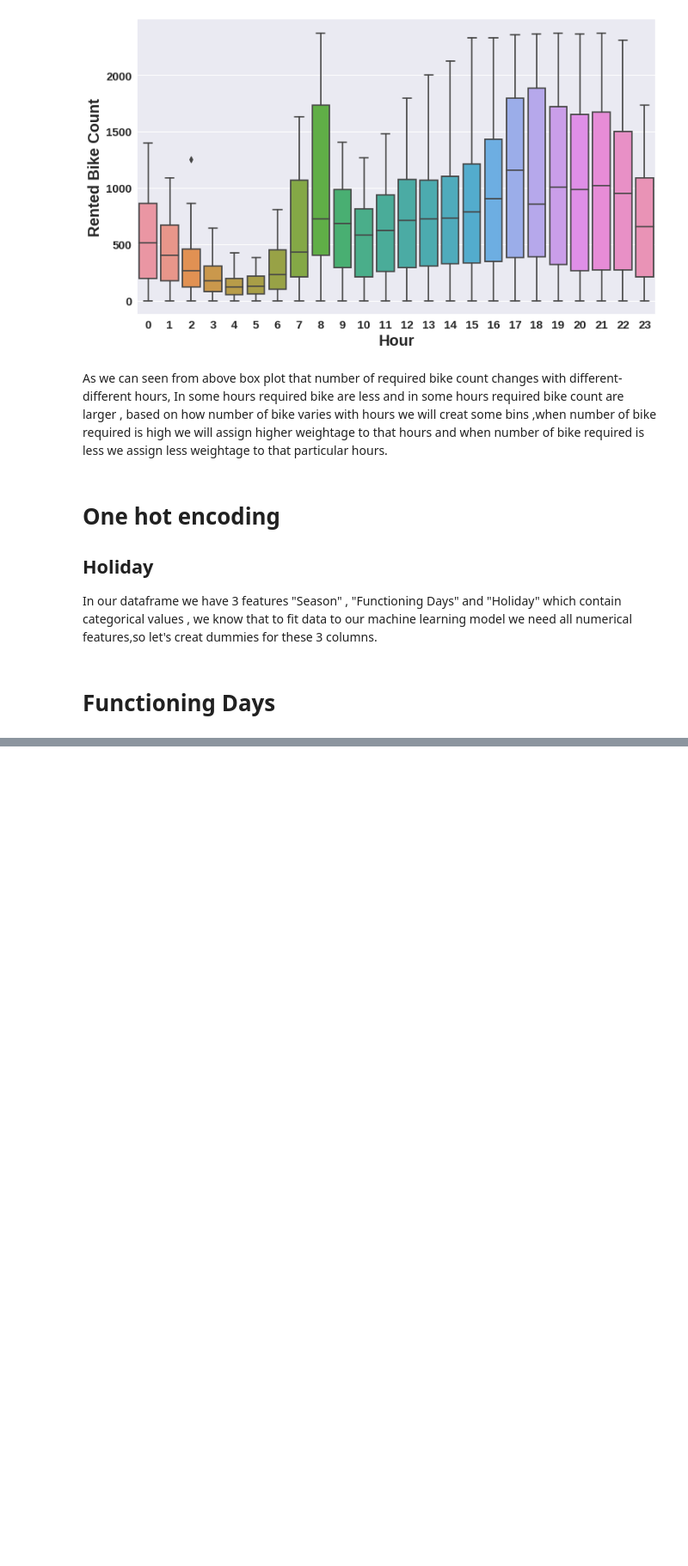
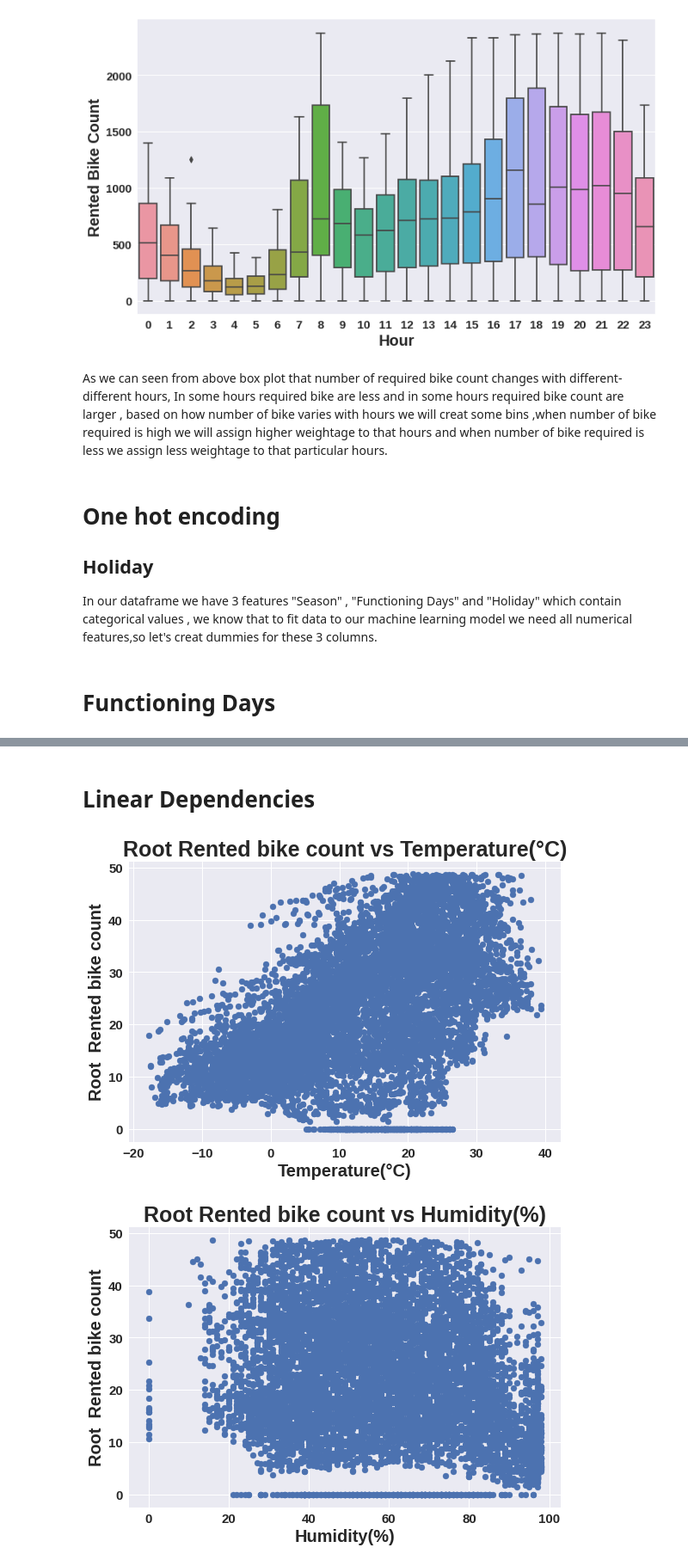
Before and after one commit to nehal35/Bike-sharing-demand-prediction, a Jupyter notebook: Bike_Sharing_Demand_Prediction_Capstone_Project.ipynb, the cells around one changed output, grey strips where cells are left out. Shown at 86% size. Saved outputs shown, nothing was run; the diff lists cells and outputs as text; code cells hidden in the pictures; blank space fills up the shorter version.

```diff
--- a/Bike_Sharing_Demand_Prediction_Capstone_Project.ipynb
+++ b/Bike_Sharing_Demand_Prediction_Capstone_Project.ipynb
@@ -736,0 +783,28 @@ Name: Functioning Day, dtype: int64
+# %%
+#creating function
+def return_square_root(integer):
+  '''
+  This function take integer as input and return
+  square-root of that integer.
+  '''
+  return np.sqrt(integer)
+# %%
+#creating new column root rented bike count
+bike_df_copy['Root_rented_bike_count']=bike_df_copy['Rented Bike Count'].apply(return_square_root)
+# %% [markdown]
+# **Linear Dependencies**
+# %%
+#creating list of numeric features
+List_of_numerics_feature=['Temperature(°C)', 'Humidity(%)','Wind speed (m/s)', 'Visibility (10m)', 'Dew point temperature(°C)','Solar Radiation (MJ/m2)', 'Rainfall(mm)', 'Snowfall (cm)']
+for col in List_of_numerics_feature:
+  fig = plt.figure(figsize=(9, 6))
+  ax = fig.gca()
+  feature =bike_df_copy[col]
+  label =bike_df_copy['Root_rented_bike_count']
+  plt.scatter(x=feature, y=label)
+  plt.xlabel(col)
+  plt.ylabel('Root  Rented bike count')
+  ax.set_title('Root Rented bike count vs ' + col )
+# %% [output]
+[figure, added]
+[figure, added]
```
Also changed, not shown: parts of 165 cells of this notebook.
